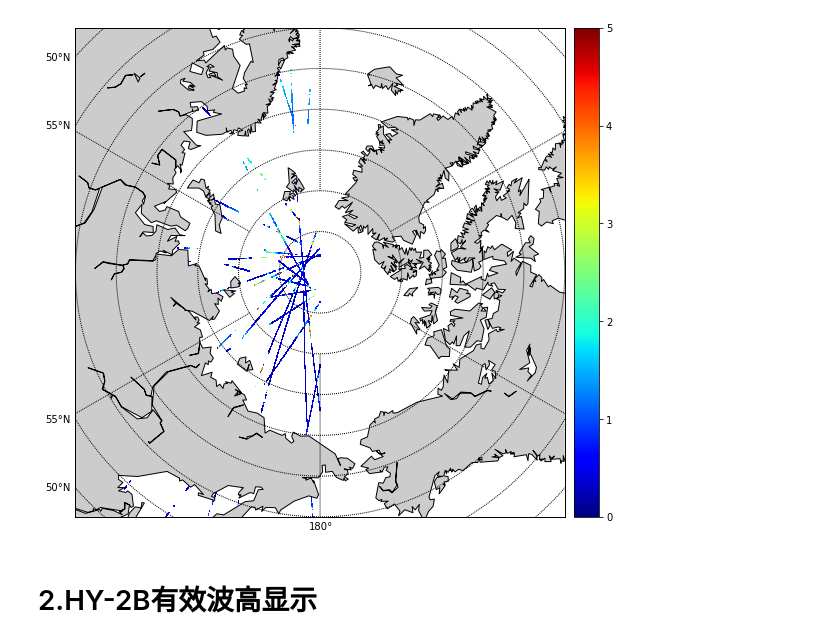
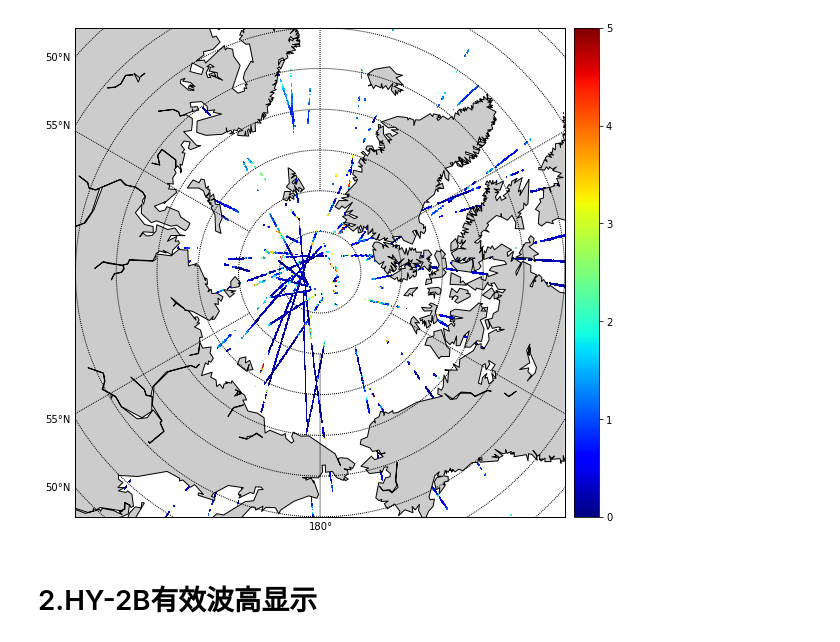
Before and after one commit to LittlematchLM/remote_sensing, a Jupyter notebook: plot_swh_icesat2_npaeqd.ipynb, the cells around one changed output. Cells and saved outputs as stored; diff of their text form; code cells hidden in the pictures.

```diff
--- a/plot_swh_icesat2_npaeqd.ipynb
+++ b/plot_swh_icesat2_npaeqd.ipynb
@@ -122,24 +76,58 @@ plt.show()
+# %%
+transformer = pyproj.Transformer.from_crs(crs,crs2)
+projlats_west,projlons_west = transformer.transform(lat_array_west,lon_array_west)
+# %%
+nlat_west, nlon_west =(projlats.max()-projlats.min())/resolution, (projlons.max() - projlons.min())/resolution
+nlat_west = np.int(nlat_west)
+nlon_west = np.int(nlon_west)
+swh_grid_west = np.full(shape=(nlon_west,nlat_west), fill_value=np.nan)
+
+swh_grid_num_west = np.zeros((nlon,nlat))
+# %%
+# 填充每个点的数值，将有重复数据的点标记到swh_grid_num中,最后求平均
+for i in range(len(swh_array)):
+    x = int((projlons_west[i] )/resolution)
+    y = int(projlats_west[i]/resolution)
+    if swh_grid_num_west[x][y] == 0:
+        swh_grid_west[x][y] = swh_array[i]
+        swh_grid_num_west[x][y] += 1
+    else:
+        swh_grid_west[x][y] += swh_array[i]
+        swh_grid_num_west[x][y] += 1
+swh_grid_west = swh_grid_west / swh_grid_num_west
+# %%
+# 校准y坐标
+x_west = np.arange(nlat_west)
+y_west = np.arange(nlon_west)
+xx_west , yy_west = np.meshgrid(x_west * resolution, y_west * resolution)
+
+# 将xx,yy转换回坐标形式
+transformer_back = pyproj.Transformer.from_crs(crs2,crs)
+y_map_west, x_map_west = transformer_back.transform(xx_west , yy_west)
+x_map_west = x_map_west-180
 # %%
-plt.figure(2,figsize=(16, 9))
+plt.figure(1,figsize=(16, 9))
 # m = Basemap(projection='cyl', llcrnrlat=-90, urcrnrlat=90, llcrnrlon=0, urcrnrlon=360, resolution='c')
 m = Basemap(projection='npaeqd', boundinglat=60, lon_0=180, resolution='c')
+m_west = Basemap(projection='npaeqd', boundinglat=60, lon_0=180, resolution='c')
 xi, yi = m(x_map, y_map)
+xi_west ,yi_west = m(x_map_west, y_map_west)
 
 # Draw the scatterplot
-h = m.pcolor(xi , yi, data=swh_grid, cmap=plt.cm.jet,vmin=0, vmax=5)
+h = m.pcolor(xi ,yi, data=swh_grid, cmap=plt.cm.jet,vmin=0, vmax=5)
+h2 = m.pcolor(xi_west ,yi_west, data=swh_grid_west, cmap=plt.cm.jet,vmin=0, vmax=5)
 m.colorbar(location='right')
 # plt.cm.ScalarMappable.set_clim(h, vmin=0, vmax=10)
 
 m.drawcoastlines()
 m.fillcontinents()
 m.drawmapboundary()
 m.drawparallels(np.arange(-90., 120., 5.), labels=[1, 0, 0, 0])
 m.drawmeridians(np.arange(-180., 180., 60.), labels=[0, 0, 0, 1])
 
-plt.show(2)
-plt.close()
+plt.show(1)
 # %% [output]
-[figure, old version]
+[figure, new version]
 # %% [markdown]
 # 2.HY-2B有效波高显示
 # %%
```
Also changed, not shown: parts of 25 cells of this notebook, 3 other files.
